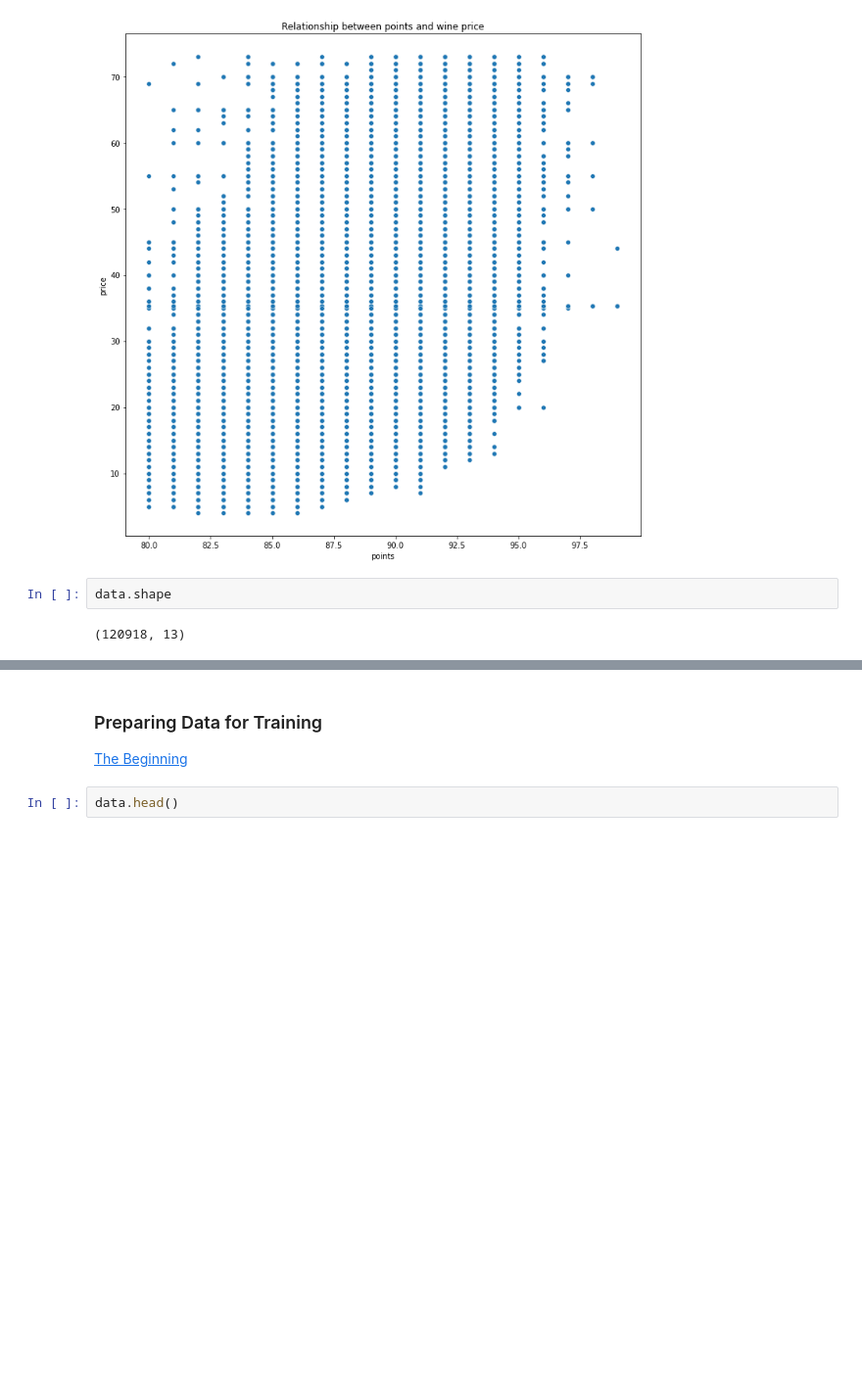
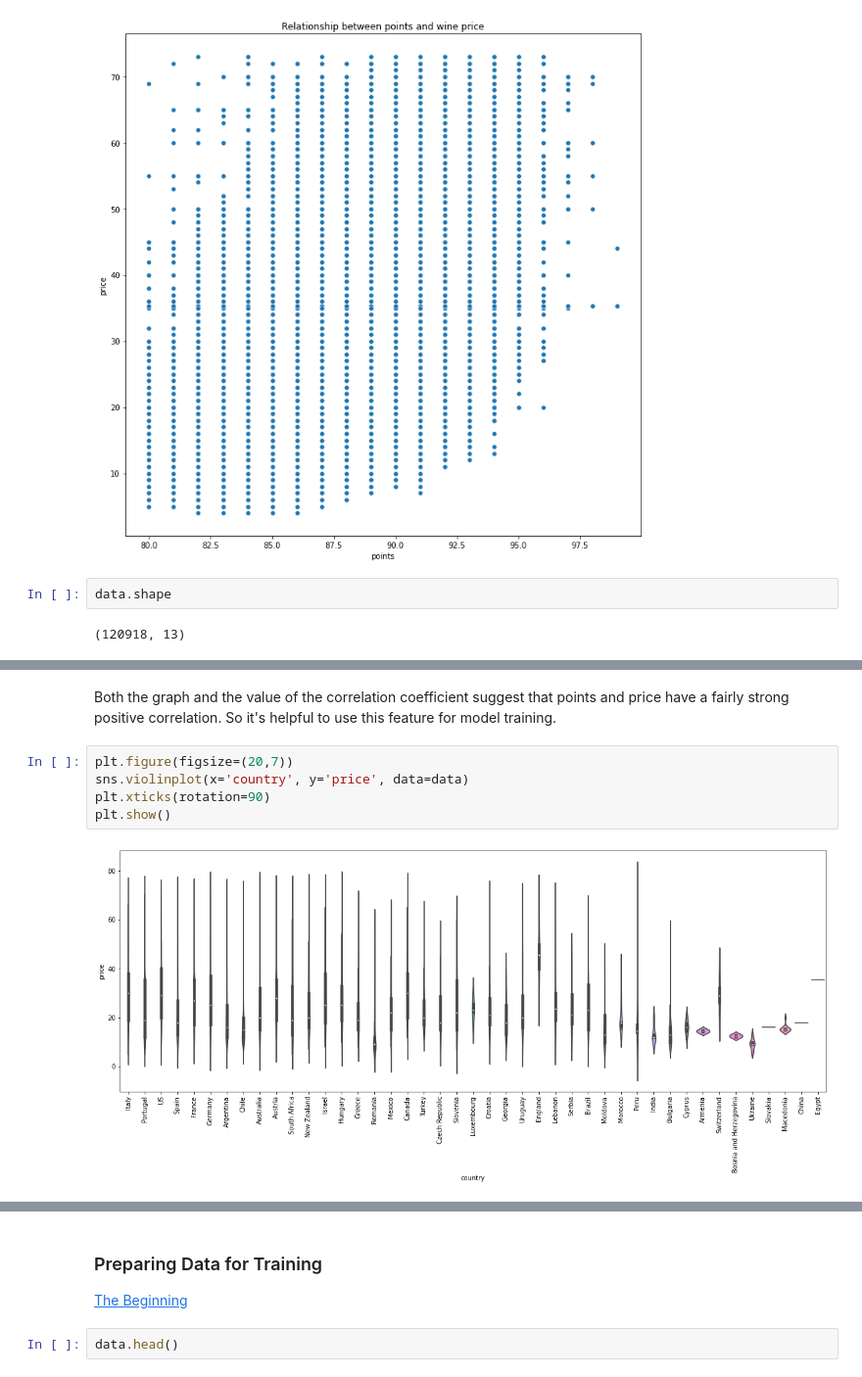
Before and after one commit to KorniiVlasenko/Wine-Price-Predictor, a Jupyter notebook: Wine_reviews_learn_project.ipynb, the cells around one changed output, grey strips where cells are left out. Shown at 98% size. Cells and saved outputs as stored; diff of their text form; blank space fills up the shorter version.

```diff
--- a/Wine_reviews_learn_project.ipynb
+++ b/Wine_reviews_learn_project.ipynb
@@ -219,0 +260,9 @@ data.shape
+# %% [markdown]
+Both the graph and the value of the correlation coefficient suggest that points and price have a fairly strong positive correlation. So it's helpful to use this feature for model training.
+# %%
+plt.figure(figsize=(20,7))
+sns.violinplot(x='country', y='price', data=data)
+plt.xticks(rotation=90)
+plt.show()
+# %% [output]
+[figure, added]
```
Also changed, not shown: parts of 8 cells of this notebook.
